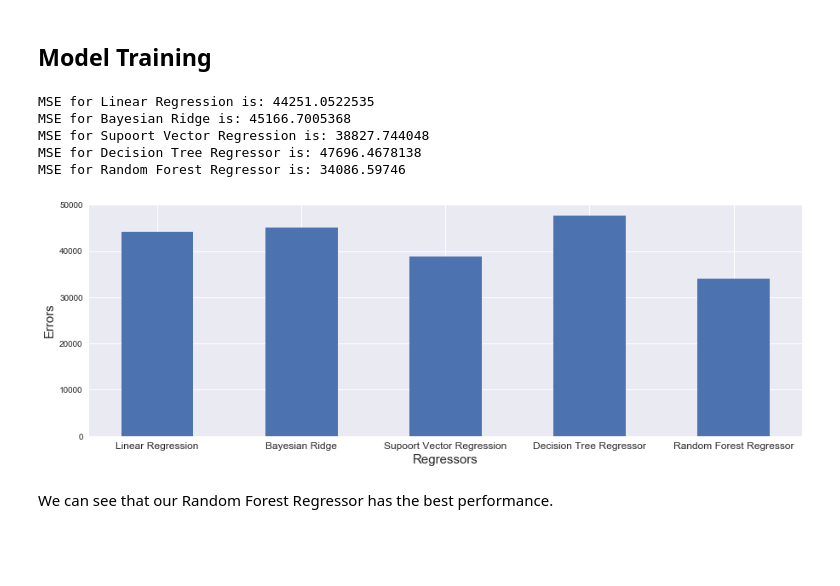
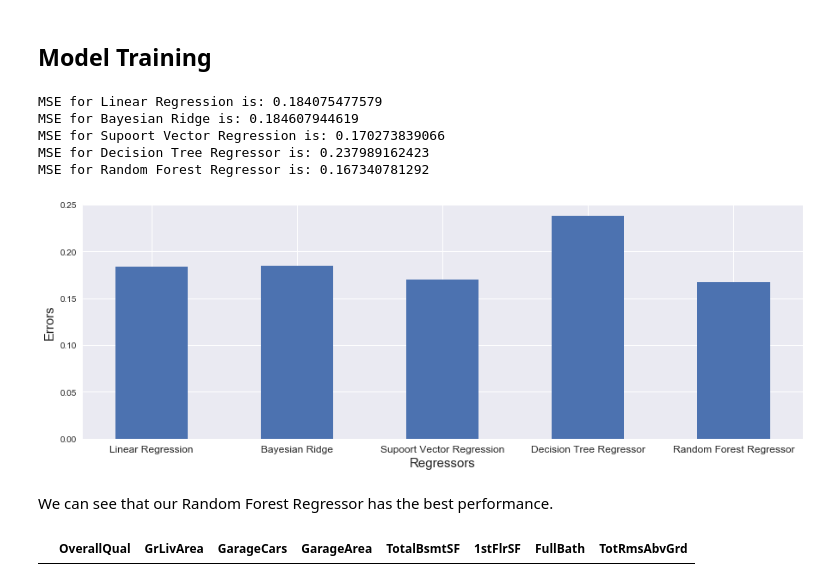
Before and after one commit to peterzzshi/House-Prices-Advanced-Regression-Techniques, a Jupyter notebook: House Prices - Advanced Regression Techniques.ipynb, the cells around one changed output. Drawn from its saved outputs; the diff is of its cells as text; code cells hidden in the pictures; blank space fills up the shorter version.

Commit message:
submission
predicting on the submission dataset

```diff
--- a/House Prices - Advanced Regression Techniques.ipynb
+++ b/House Prices - Advanced Regression Techniques.ipynb
@@ -294,36 +280,40 @@ X_train, X_test, y_train, y_test = train_test_split(X_scaled, y_scaled, test_siz
 # %%
 regressors = {
         'Linear Regression': LinearRegression(),
         'Bayesian Ridge': BayesianRidge(),
         'Supoort Vector Regression': SVR(),
         'Decision Tree Regressor': DecisionTreeRegressor(),
         'Random Forest Regressor':RandomForestRegressor(n_estimators = 300, random_state = 3)
        }
 
 errors = []
 
 for name, regressor in regressors.items():
     regressor.fit(X_train, y_train)
     y_pred = regressor.predict(X_test)
-    error = np.sqrt(metrics.mean_squared_error(np.exp(sc_y.inverse_transform(y_test)), np.exp(sc_y.inverse_transform(y_pred))))
+    error = np.sqrt(metrics.mean_squared_error(sc_y.inverse_transform(y_test), sc_y.inverse_transform(y_pred)))
     print("MSE for " + name + " is: " + str(error))
     errors.append(error)
 
 
 x_pos = [i for i, _ in enumerate(regressors.keys())]
 
 plt.figure(figsize=(15, 5))
 plt.bar(x_pos, errors, width=0.5)
 plt.xlabel("Regressors", fontsize=15)
 plt.ylabel("Errors", fontsize=15)
 plt.xticks(x_pos, regressors.keys(), fontsize=12)
 plt.show()
 # %% [output]
-MSE for Linear Regression is: 44251.0522535
-MSE for Bayesian Ridge is: 45166.7005368
-MSE for Supoort Vector Regression is: 38827.744048
-MSE for Decision Tree Regressor is: 47696.4678138
-MSE for Random Forest Regressor is: 34086.59746
+MSE for Linear Regression is: 0.184075477579
+MSE for Bayesian Ridge is: 0.184607944619
+MSE for Supoort Vector Regression is: 0.170273839066
+MSE for Decision Tree Regressor is: 0.237989162423
+MSE for Random Forest Regressor is: 0.167340781292
-[figure, old version]
+[figure, new version]
 # %% [markdown]
 We can see that our Random Forest Regressor has the best performance.
+# %%
+dataset_test[dataset_test[features[1:]].isnull().any(axis=1)][features[1:]]
+# %% [output]
+|  | OverallQual | GrLivArea | GarageCars | GarageArea | TotalBsmtSF | 1stFlrSF | FullBath | TotRmsAbvGrd |
```
Also changed, not shown: parts of 21 cells of this notebook.
